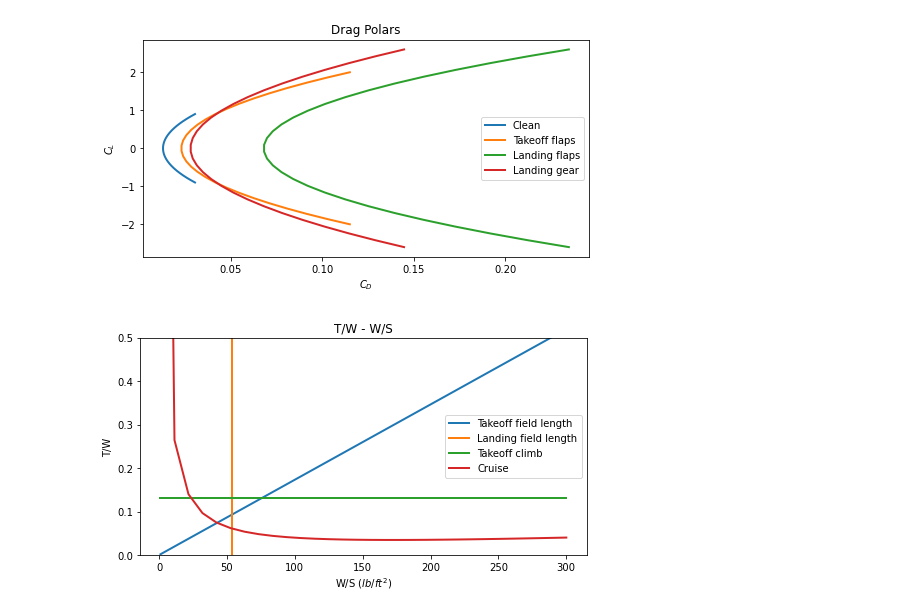
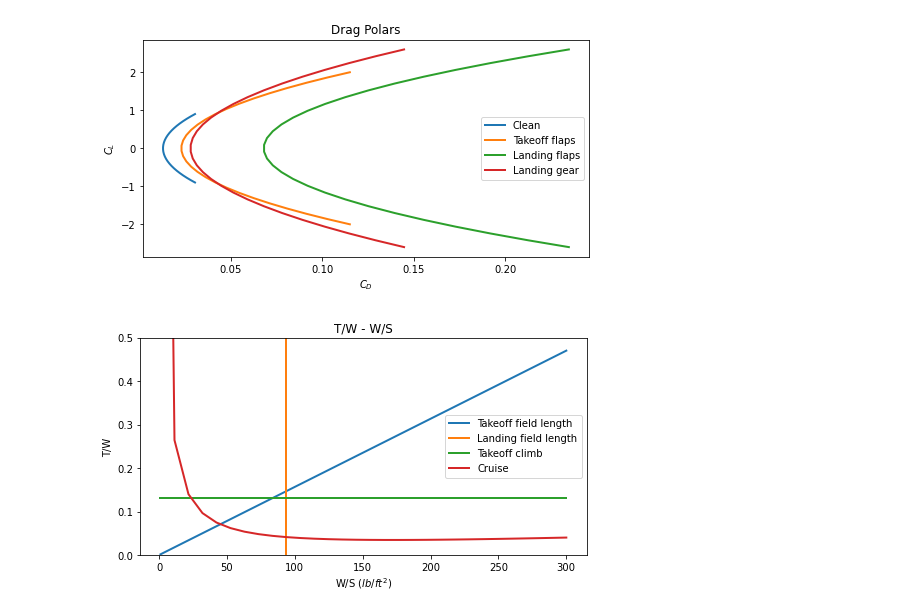
Before and after one commit to jucobee/START, a Jupyter notebook: PreliminarySizing.ipynb, the cells around one changed output. Saved outputs shown, nothing was run; the diff lists cells and outputs as text; code cells hidden in the pictures.

```diff
--- a/PreliminarySizing.ipynb
+++ b/PreliminarySizing.ipynb
@@ -65,34 +65,36 @@ plt.show()
 ws = np.linspace(1,300,30)
 ## Takeoff Field Length
 bfl = 12000
 top = bfl/37.5
 s_land = bfl * 0.6
 s_a = 1000      #from tutorial
 rho_tot = 0.95  #given during tutorial
-c_lmax = 1.9
-tw_tofl = ws/((rho_tot)*c_lmax*top)
+c_lto = 2.1
+tw_tofl = ws/((rho_tot)*c_lto*top)
 ## Landing Field Length
-tw_landing = (((rho_tot*c_lmax)/(top*0.65))*(s_land - s_a))*np.ones(30)
+c_llanding = 3.3    #cl max for landing
+tw_landing = (((rho_tot*c_llanding)/(top*0.65))*(s_land - s_a))*np.ones(30)
 ## Climb
 n_engines = 2
 k_s = 1.2
 g = 0.012
 e_v = 0.75      ##assuming takeoff configuration
+c_lmax = 1.9
 tw_climb = ((1/0.8)*(n_engines/(n_engines - 1))*((((k_s**2)/c_lmax)*c_do)+(c_lmax/((k_s**2)*np.pi*e_v*ar))+g))*np.ones(30)
 ## Cruise
 q = 228.8   ##lbf/ft2
 tw_cruise = ((q*c_do)/ws) + ws*(1/(q*(np.pi)*ar*e_v))
 
 plt.figure(figsize=(8,4))
 plt.title('T/W - W/S')
 plt.xlabel("W/S $(lb/ft^2)$")
 plt.ylabel("T/W")
 plt.plot(ws, tw_tofl, label='Takeoff field length', linestyle='-', linewidth=2)
 plt.plot(tw_landing, np.linspace(0,1,30), label='Landing field length', linestyle='-', linewidth=2)
 plt.plot(ws, tw_climb, label='Takeoff climb', linestyle='-', linewidth=2)
 plt.plot(ws, tw_cruise, label='Cruise', linestyle='-', linewidth=2)
 plt.ylim(0, 0.5)
 plt.legend(loc='best')
 plt.show()
 # %% [output]
-[figure, old version]
+[figure, new version]
```
